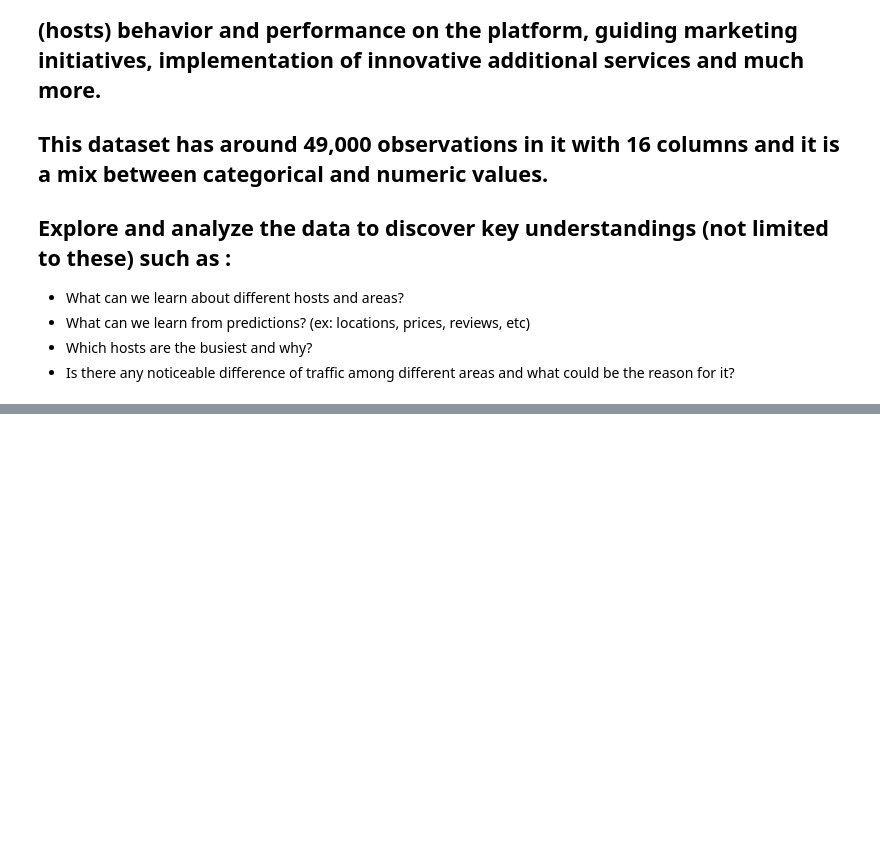
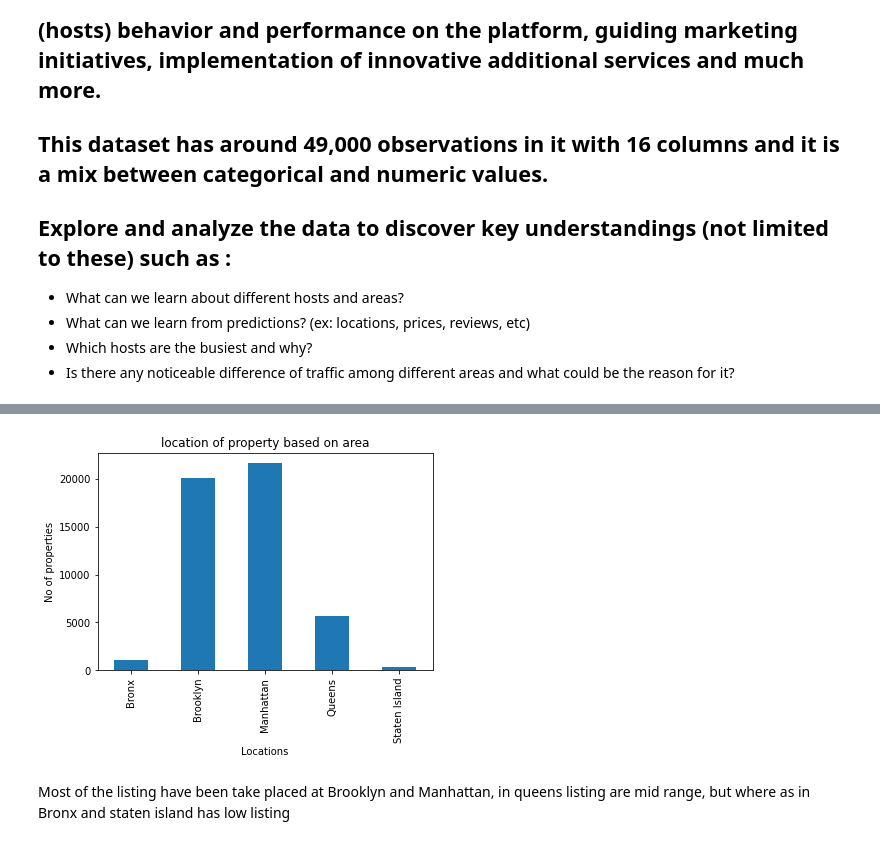
Before and after one commit to rugadamanikanta/Airbnb-Booking-analysis, a Jupyter notebook: Copy_of_Airbnb_Bookings_Analysis_Capstone_Project.ipynb, the cells around one changed output, grey strips where cells are left out. Drawn from its saved outputs; the diff is of its cells as text; code cells hidden in the pictures; blank space fills up the shorter version.

```diff
--- a/Copy_of_Airbnb_Bookings_Analysis_Capstone_Project.ipynb
+++ b/Copy_of_Airbnb_Bookings_Analysis_Capstone_Project.ipynb
@@ -12,0 +25,2 @@
+# %%
+df=pd.read_csv('/content/drive/MyDrive/Airbnb NYC 2019.csv')
@@ -12,0 +41,2 @@
+# %%
+cdf=df.copy()
@@ -12,0 +58,3 @@
+# %%
+Host_by_location=cdf.groupby(['neighbourhood_group'])['id'].count()
+Host_by_location
@@ -12,0 +69,13 @@
+# %%
+Host_by_location.plot(kind='bar')
+
+plt.title('location of property based on area')
+plt.ylabel('No of properties')
+plt.xlabel('Locations')
+
+# Set the display figure size using rcParams method
+plt.rcParams['figure.figsize'] = (8, 5)
+# %% [output]
+[figure, added]
+# %% [markdown]
+Most of the listing have been take placed at Brooklyn and Manhattan, in queens listing are mid range, but where as in Bronx and staten island has low listing
```
Also changed, not shown: parts of 47 cells of this notebook.
